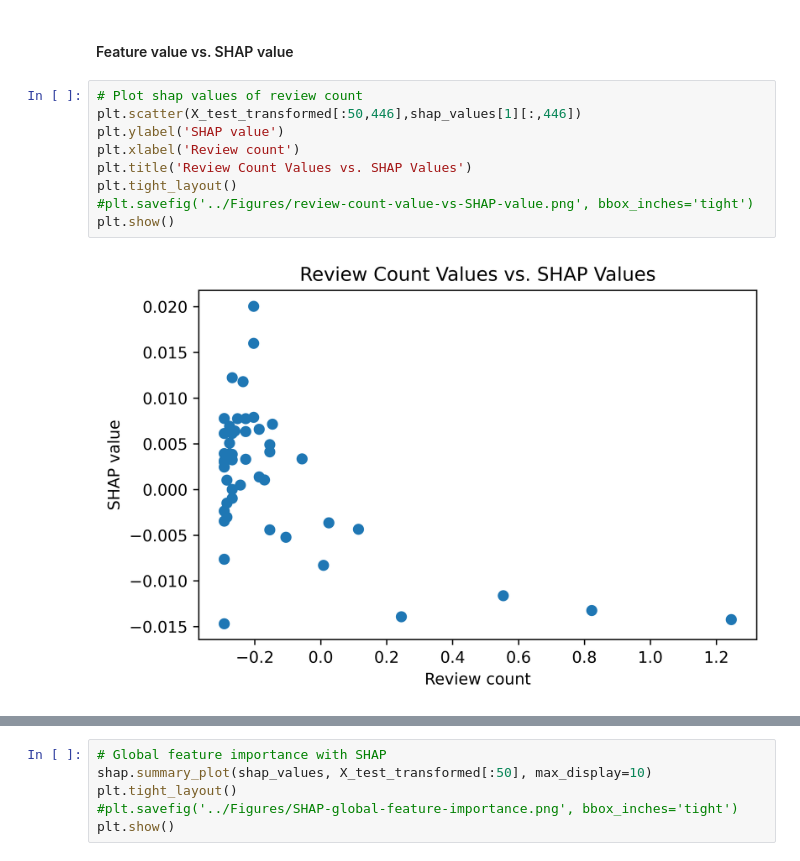
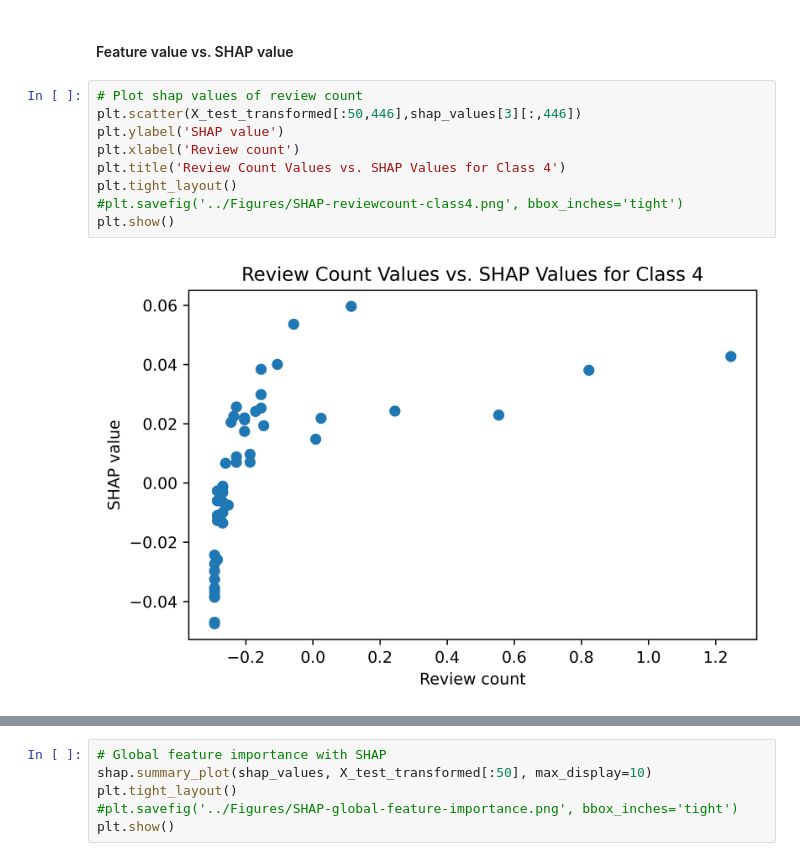
Before and after one commit to emilynomura1/1030FinalProject, a Jupyter notebook: src/preprocessing-ml.ipynb, the cells around one changed output, grey strips where cells are left out. Drawn from its saved outputs; the diff is of its cells as text.

Commit message:
Modify SHAP plot code
Save feature value vs. SHAP value plots for each of 5 target variable classes

```diff
--- a/src/preprocessing-ml.ipynb
+++ b/src/preprocessing-ml.ipynb
@@ -1341,14 +1341,14 @@ file.close()
 #### Feature value vs. SHAP value
 # %%
 # Plot shap values of review count
-plt.scatter(X_test_transformed[:50,446],shap_values[1][:,446])
+plt.scatter(X_test_transformed[:50,446],shap_values[3][:,446])
 plt.ylabel('SHAP value')
 plt.xlabel('Review count')
-plt.title('Review Count Values vs. SHAP Values')
+plt.title('Review Count Values vs. SHAP Values for Class 4')
 plt.tight_layout()
-#plt.savefig('../Figures/review-count-value-vs-SHAP-value.png', bbox_inches='tight')
+#plt.savefig('../Figures/SHAP-reviewcount-class4.png', bbox_inches='tight')
 plt.show()
 # %% [output]
-[figure, old version]
+[figure, new version]
 # %%
 # Dependence plot
```
Also changed, not shown: parts of 4 cells of this notebook.
